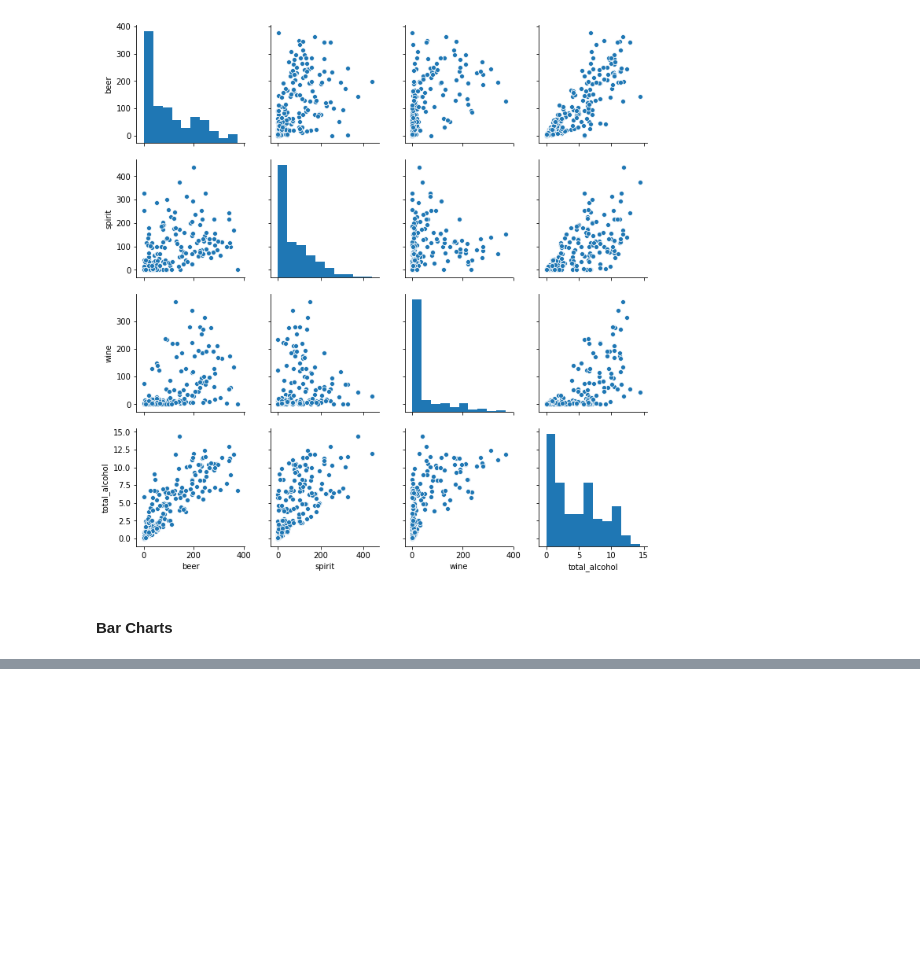
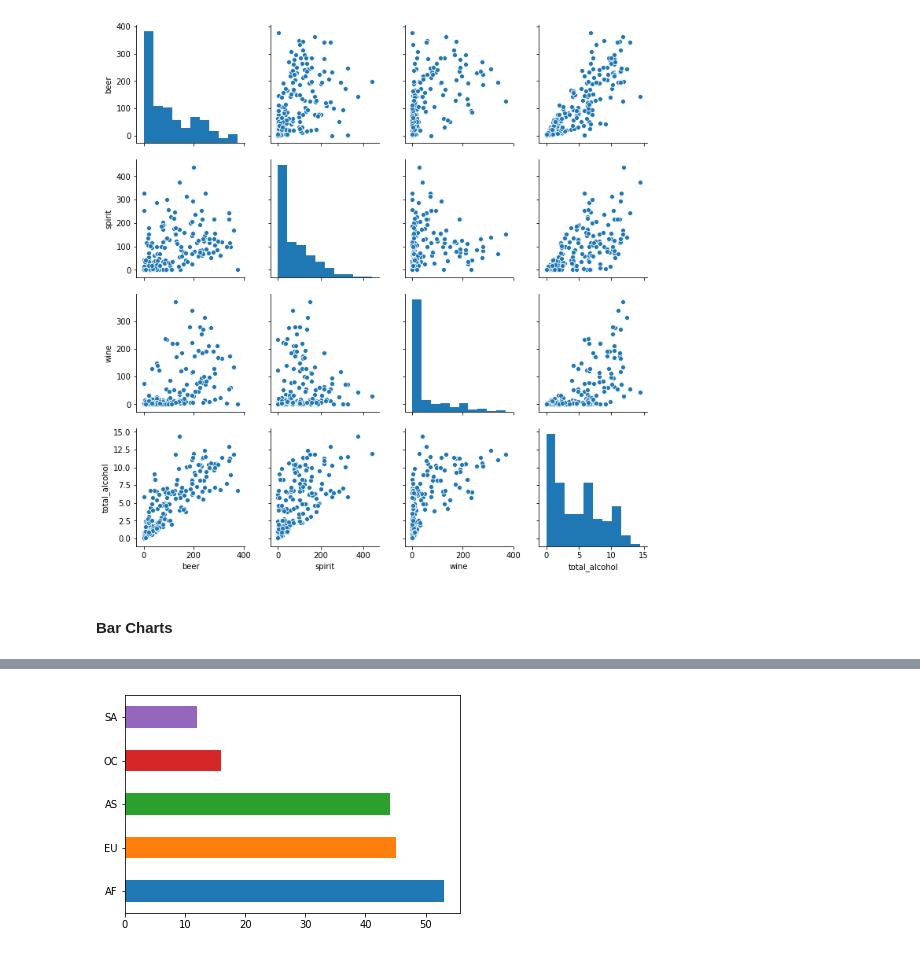
Before and after one commit to dhaliwalip/cpsc5305-fq19, a Jupyter notebook: EDA/EDAComplete.ipynb, the cells around one changed output, grey strips where cells are left out. Cells and saved outputs as stored; diff of their text form; code cells hidden in the pictures; blank space fills up the shorter version.

```diff
--- a/EDA/EDAComplete.ipynb
+++ b/EDA/EDAComplete.ipynb
@@ -258,6 +286,8 @@ drinks.continent.value_counts()
 # %%
 # Use barh for horizontal
-drinks.continent.value_counts().plot(kind='bar');
+drinks.continent.value_counts().plot(kind='barh');
+# %% [output]
+[figure, added]
 # %%
 # Calculate the mean alcohol amounts for each continent.
 #   -- also sum, count, max, min
```
Also changed, not shown: parts of 11 cells of this notebook, 13 other files.
